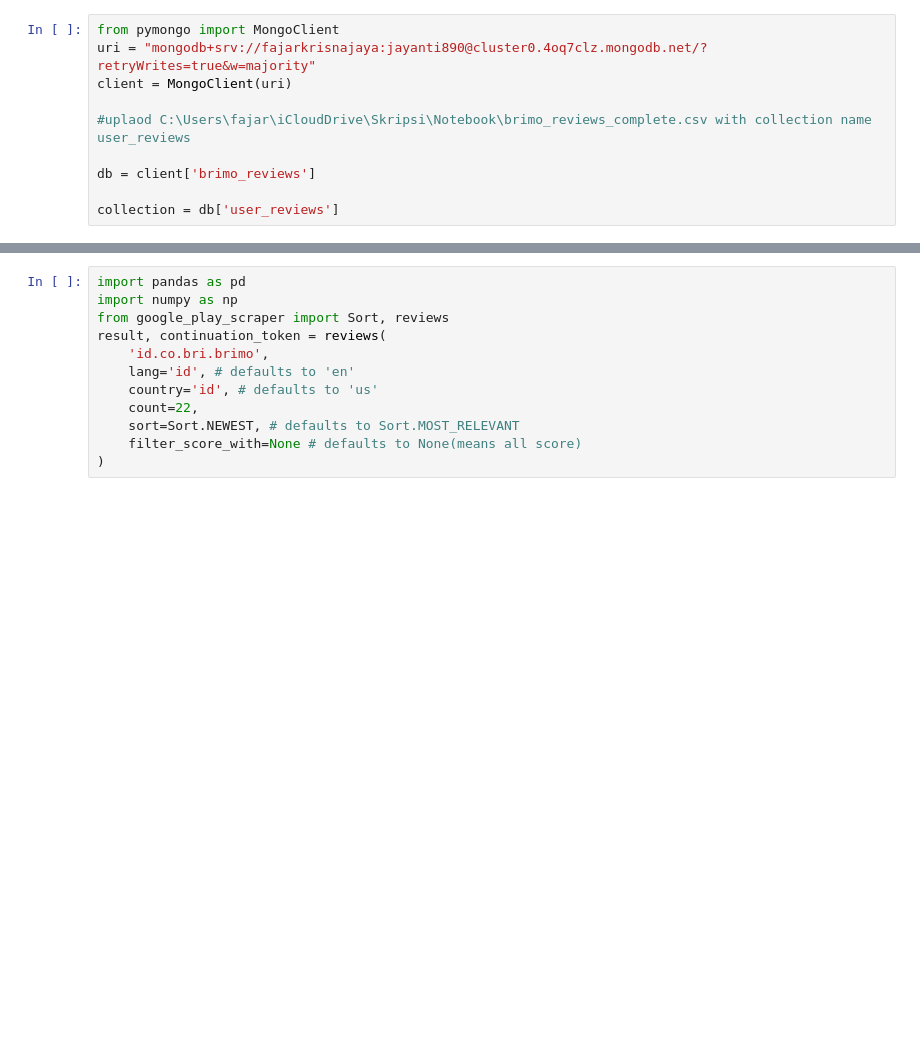
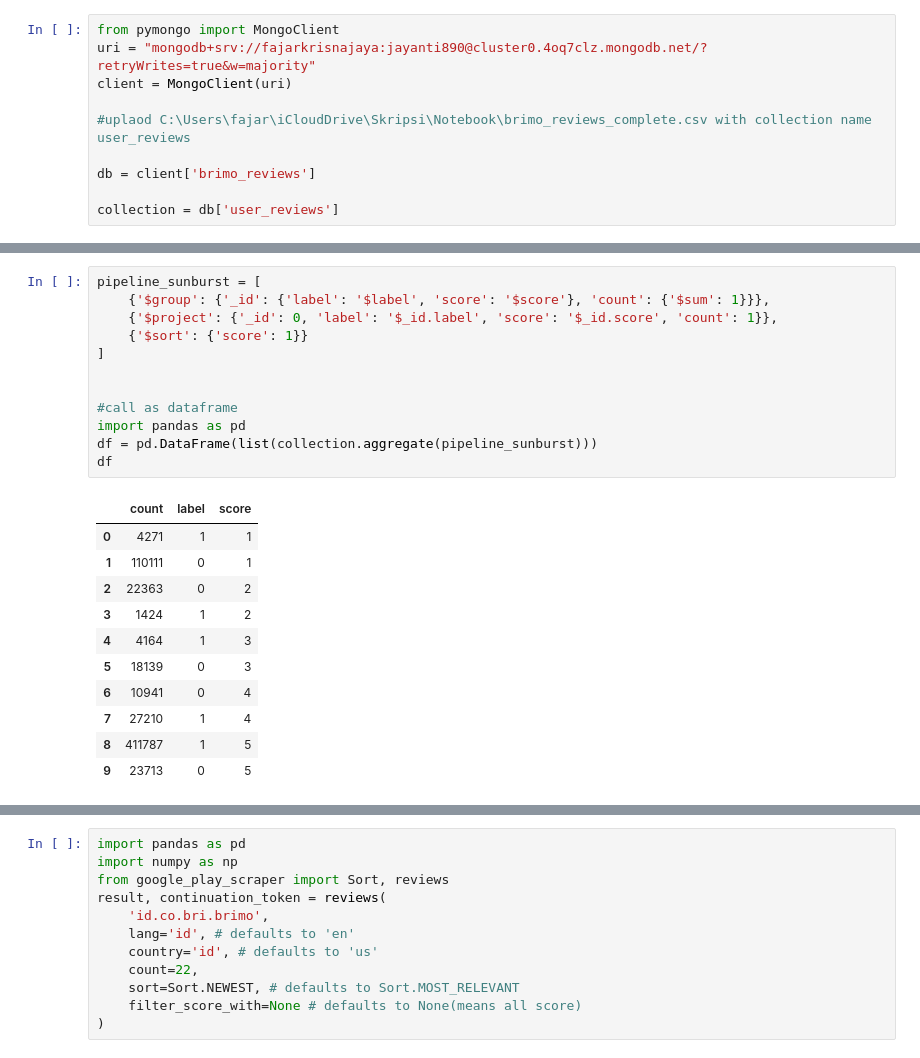
Before and after one commit to fajarkrisnajaya/Dashboard-Monitoring-BRImo, a Jupyter notebook: appinfoscraper.ipynb, the cells around one changed output, grey strips where cells are left out. Drawn from its saved outputs; the diff is of its cells as text; blank space fills up the shorter version.

```diff
--- a/appinfoscraper.ipynb
+++ b/appinfoscraper.ipynb
@@ -25,0 +125,24 @@ print(latest_date)
+# %%
+pipeline_sunburst = [
+    {'$group': {'_id': {'label': '$label', 'score': '$score'}, 'count': {'$sum': 1}}},
+    {'$project': {'_id': 0, 'label': '$_id.label', 'score': '$_id.score', 'count': 1}},
+    {'$sort': {'score': 1}}
+]
+
+
+#call as dataframe
+import pandas as pd
+df = pd.DataFrame(list(collection.aggregate(pipeline_sunburst)))
+df
+# %% [output]
+|  | count | label | score |
+| 0 | 4271 | 1 | 1 |
+| 1 | 110111 | 0 | 1 |
+| 2 | 22363 | 0 | 2 |
+| 3 | 1424 | 1 | 2 |
+| 4 | 4164 | 1 | 3 |
+| 5 | 18139 | 0 | 3 |
+| 6 | 10941 | 0 | 4 |
+| 7 | 27210 | 1 | 4 |
+| 8 | 411787 | 1 | 5 |
+| 9 | 23713 | 0 | 5 |
```
Also changed, not shown: parts of 14 cells of this notebook, 4 other files.
